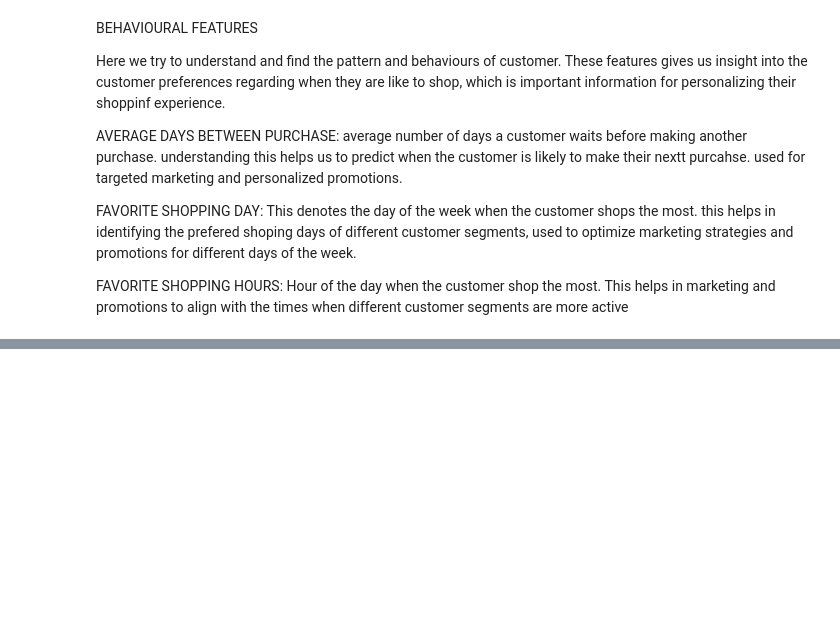
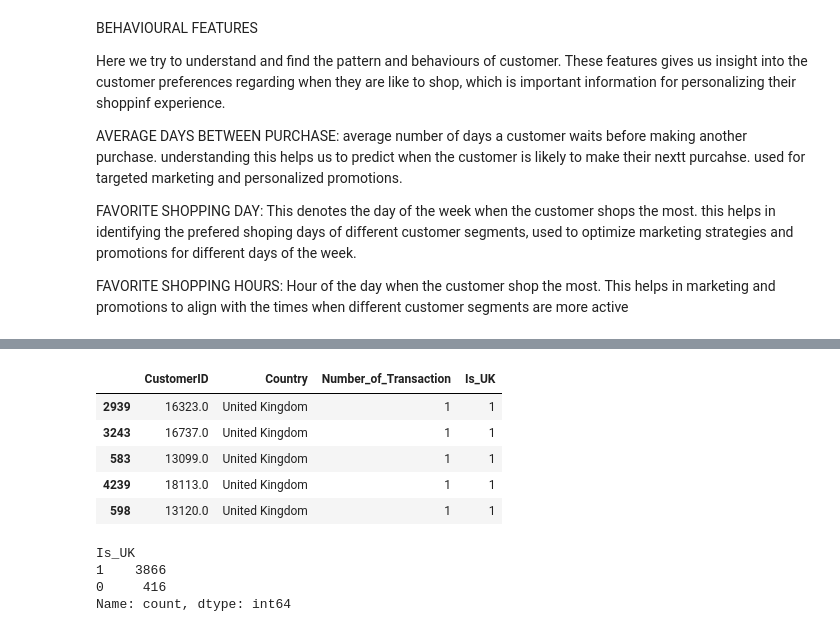
Before and after one commit to vishwan454/Customer_Segmentation_and_Recomendation-_System, a Jupyter notebook: customer_Segmentation_and_Recommendation_System.ipynb, the cells around one changed output, grey strips where cells are left out. Saved outputs shown, nothing was run; the diff lists cells and outputs as text; code cells hidden in the pictures; blank space fills up the shorter version.

```diff
--- a/customer_Segmentation_and_Recommendation_System.ipynb
+++ b/customer_Segmentation_and_Recommendation_System.ipynb
@@ -727,0 +853,12 @@ df1["Hour"] = df1["InvoiceDate"].dt.hour
+# %%
+customer_country = df1.groupby(["CustomerID", "Country"]).size().reset_index(name="Number_of_Transaction")
+
+# Get the country with maximum numebr of transaction for each customer
+customer_main_country = customer_country.sort_values("Number_of_Transaction", ascending=True).drop_duplicates("CustomerID")
+
+# Create the binary columns indicating whether the customer is from UK or not
+customer_main_country["Is_UK"] = customer_main_country["Country"].apply(lambda x: 1 if x == "United Kingdom" else 0)
+
+customer_data = pd.merge(customer_data, customer_main_country[["CustomerID", "Is_UK"]], on="CustomerID", how="left")
+
+customer_data.head()
@@ -727,0 +872,16 @@ df1["Hour"] = df1["InvoiceDate"].dt.hour
+# %%
+customer_main_country.head()
+# %% [output]
+|  | CustomerID | Country | Number_of_Transaction | Is_UK |
+| 2939 | 16323.0 | United Kingdom | 1 | 1 |
+| 3243 | 16737.0 | United Kingdom | 1 | 1 |
+| 583 | 13099.0 | United Kingdom | 1 | 1 |
+| 4239 | 18113.0 | United Kingdom | 1 | 1 |
+| 598 | 13120.0 | United Kingdom | 1 | 1 |
+# %%
+customer_data["Is_UK"].value_counts()
+# %% [output]
+Is_UK
+1    3866
+0     416
+Name: count, dtype: int64
```
Also changed, not shown: parts of 13 cells of this notebook.
